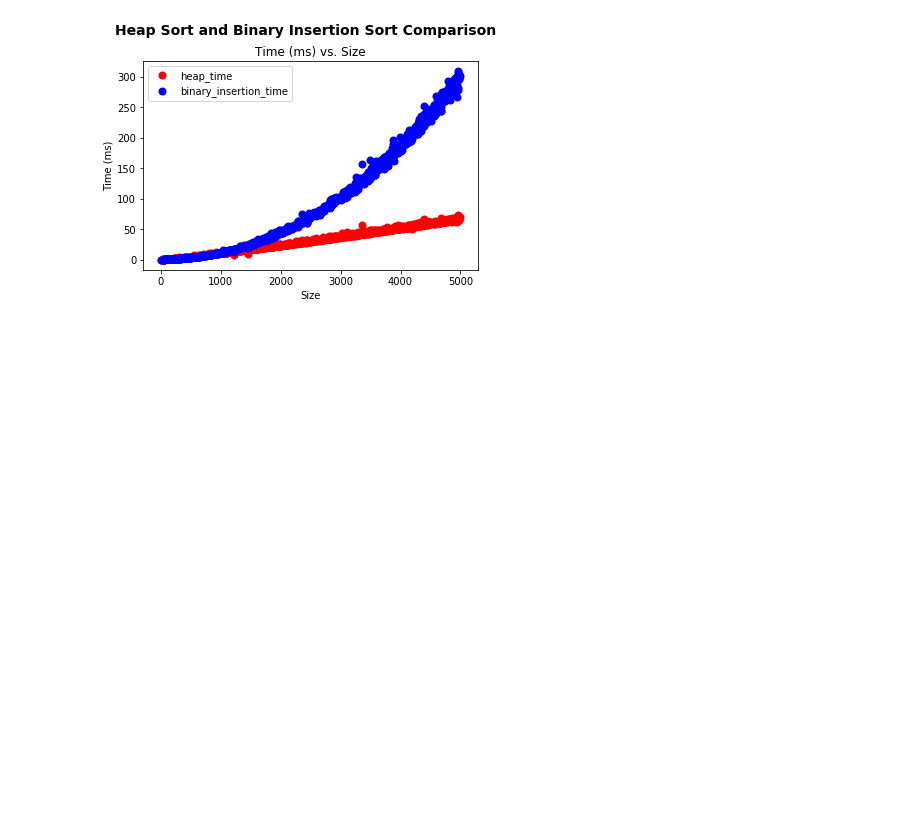
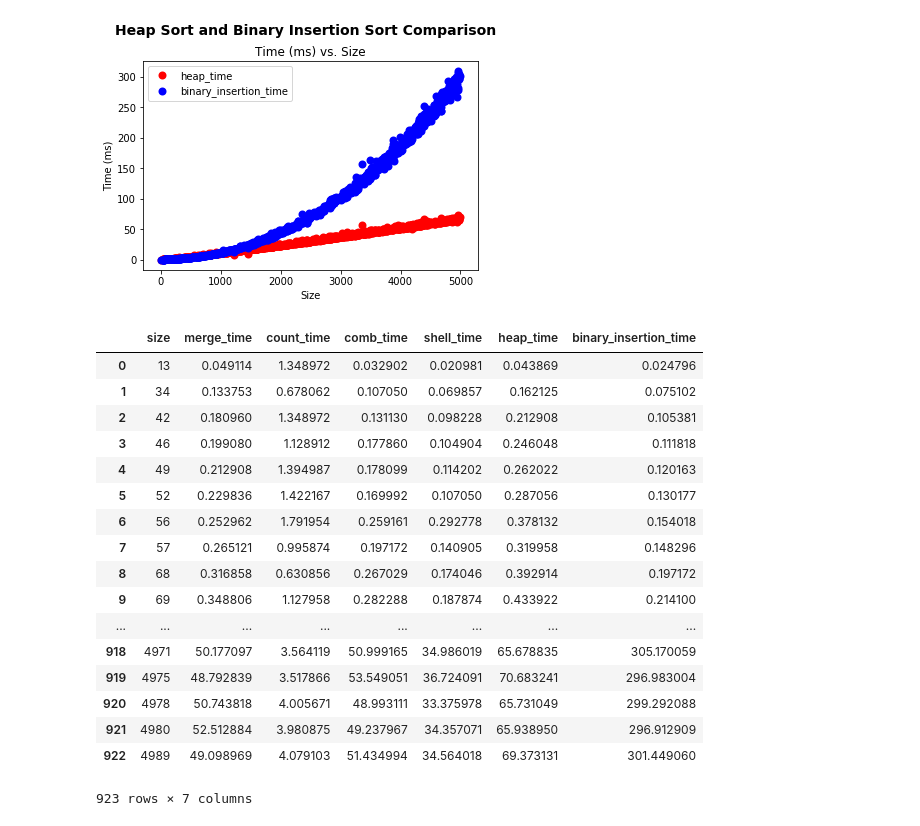
Before and after one commit to mwbrulhardt/sorting, a Jupyter notebook: notebooks/performance.ipynb, the cells around one changed output. Saved outputs shown, nothing was run; the diff lists cells and outputs as text; code cells hidden in the pictures; blank space fills up the shorter version.

```diff
--- a/notebooks/performance.ipynb
+++ b/notebooks/performance.ipynb
@@ -163,3 +164,48 @@ plt.savefig('../plots/heap_bin_comparison.png')
 Heap Average: 32.03 ms
 Binary Insertion Average: 98.22 ms
 [figure]
+# %%
+result = pd.read_csv('../data/sorting_data.csv')
+
+data = {}
+data['size'] = []
+data['merge_time'] = []
+data['count_time'] = []
+data['comb_time'] = []
+data['shell_time'] = []
+data['heap_time'] = []
+data['binary_insertion_time'] = []
+
+for i in range(5000):
+    df = result[result['size'] == i]
+    if not df.empty:
+        data['size'].append(i)
+        data['merge_time'].append(df['merge_time'].mean())
+        data['count_time'].append(df['count_time'].mean())
+        data['comb_time'].append(df['comb_time'].mean())
+        data['shell_time'].append(df['shell_time'].mean())
+        data['heap_time'].append(df['heap_time'].mean())
+        data['binary_insertion_time'].append(df['binary_insertion_time'].mean())
+df = pd.DataFrame.from_dict(data)
+df.to_csv('../data/results_data.csv', index=False)
+# %%
+df
+# %% [output]
+|  | size | merge_time | count_time | comb_time | shell_time | heap_time | binary_insertion_time |
+| 0 | 13 | 0.049114 | 1.348972 | 0.032902 | 0.020981 | 0.043869 | 0.024796 |
+| 1 | 34 | 0.133753 | 0.678062 | 0.107050 | 0.069857 | 0.162125 | 0.075102 |
+| 2 | 42 | 0.180960 | 1.348972 | 0.131130 | 0.098228 | 0.212908 | 0.105381 |
+| 3 | 46 | 0.199080 | 1.128912 | 0.177860 | 0.104904 | 0.246048 | 0.111818 |
+| 4 | 49 | 0.212908 | 1.394987 | 0.178099 | 0.114202 | 0.262022 | 0.120163 |
+| 5 | 52 | 0.229836 | 1.422167 | 0.169992 | 0.107050 | 0.287056 | 0.130177 |
+| 6 | 56 | 0.252962 | 1.791954 | 0.259161 | 0.292778 | 0.378132 | 0.154018 |
+| 7 | 57 | 0.265121 | 0.995874 | 0.197172 | 0.140905 | 0.319958 | 0.148296 |
+| 8 | 68 | 0.316858 | 0.630856 | 0.267029 | 0.174046 | 0.392914 | 0.197172 |
+| 9 | 69 | 0.348806 | 1.127958 | 0.282288 | 0.187874 | 0.433922 | 0.214100 |
+| ... | ... | ... | ... | ... | ... | ... | ... |
+| 918 | 4971 | 50.177097 | 3.564119 | 50.999165 | 34.986019 | 65.678835 | 305.170059 |
+| 919 | 4975 | 48.792839 | 3.517866 | 53.549051 | 36.724091 | 70.683241 | 296.983004 |
+| 920 | 4978 | 50.743818 | 4.005671 | 48.993111 | 33.375978 | 65.731049 | 299.292088 |
+| 921 | 4980 | 52.512884 | 3.980875 | 49.237967 | 34.357071 | 65.938950 | 296.912909 |
+| 922 | 4989 | 49.098969 | 4.079103 | 51.434994 | 34.564018 | 69.373131 | 301.449060 |
+923 rows × 7 columns
```
Also changed, not shown: parts of 3 cells of this notebook, 5 other files.
